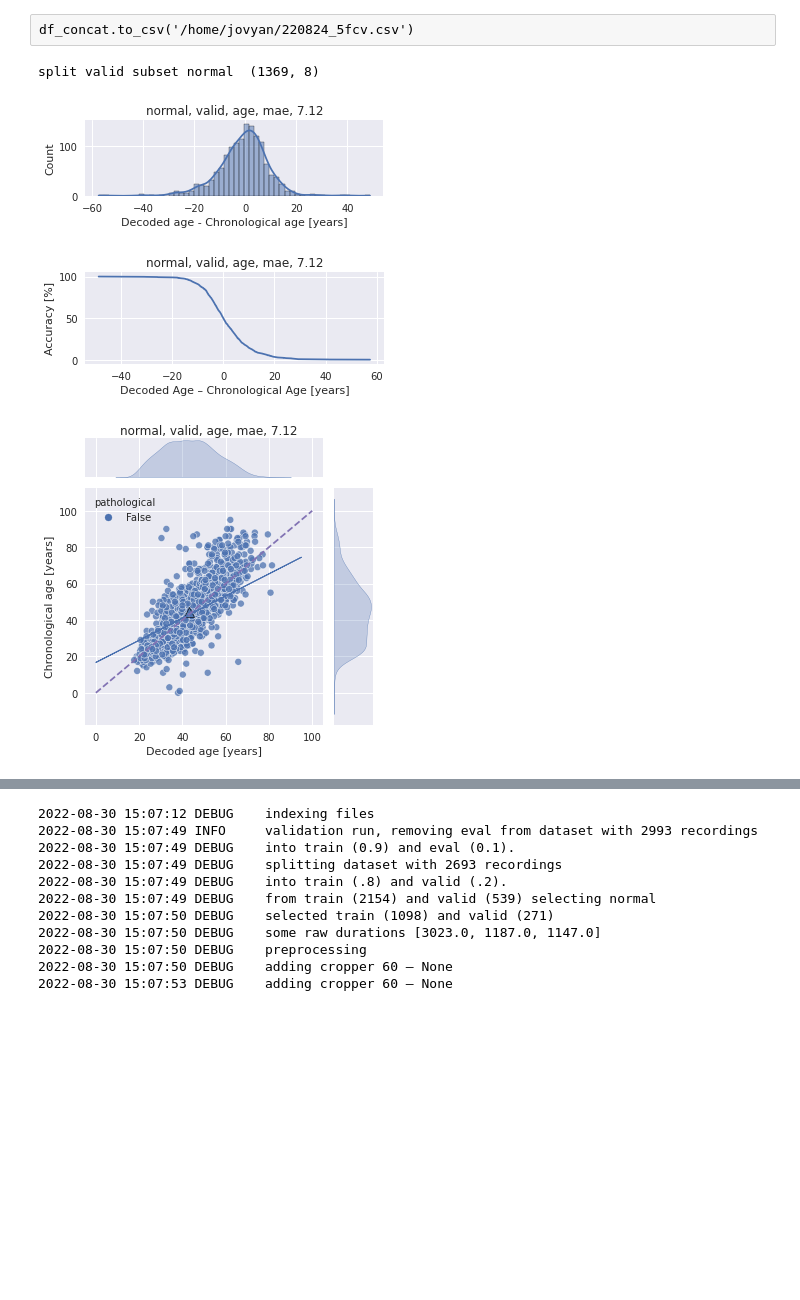
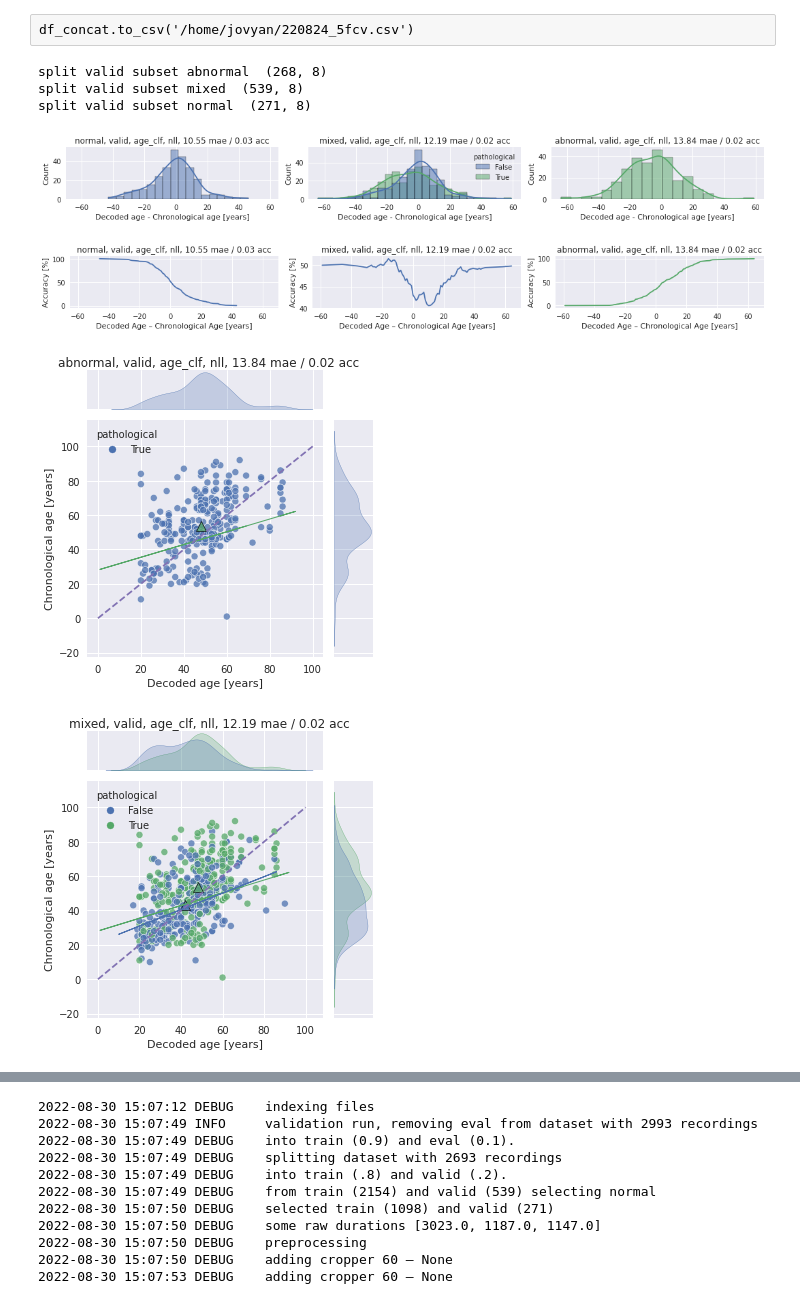
Before and after one commit to gemeinl/eeg-brain-age, a Jupyter notebook: post_hoc_analysis.ipynb, the cells around one changed output, grey strips where cells are left out. Cells and saved outputs as stored; diff of their text form; code cells hidden in the pictures; blank space fills up the shorter version.

```diff
--- a/post_hoc_analysis.ipynb
+++ b/post_hoc_analysis.ipynb
@@ -28,10 +28,11 @@ from decode_tueg import (
     load_exp, predict_ds,
 )
 # %%
-base_dir = '/home/jovyan/new_full_runs/'
+# base_dir = '/home/jovyan/new_full_runs/'
+base_dir = '/home/jovyan/outdated_runs/'
 exps = {
     'huber': {
-        0: '220824144055632350',
+         0: '220824144055632350',
          1: '220824191628058941',
          2: '220824144128724203',
          3: '220824144139015381',
@@ -52,28 +53,32 @@ exps = {
         1: '220826104417444602',
         2: '220826104408477306',
     },
-
+    'nll': {
+        0: '220831200810717294',
+    },
     # old results
 #     'huber': {
 #         0: '220824144254199487',
 #     },
-    'nll': {
-        0: '220725141944002603'
-    },
+#     'nll': {
+#         0: '220725141944002603'
+#     },
 }
 # seeds = []  #  TODO: run multiple seeds
-model = 'valid_best'  # 'train_end', 'valid_best'
+model = 'train_end'  # 'train_end', 'valid_best'
 n_jobs = 6
 # %%
 only_valid = True
-subsets = ['normal']#, 'mixed', 'abnormal']
+subsets = ['normal', 'mixed', 'abnormal']
 mem_efficient = True
-exp_style = 'huber'
+exp_style = 'nll'
 # %%
 dfs = []
 for exp_i, exp in exps[exp_style].items():
     print('exp', exp)
     clf, data_scaler, target_scaler, config = load_exp(base_dir, exp, model)
+    if isinstance(data_scaler, list):
+        data_scaler = data_scaler[0]  # TODO: fix this
     for subset_i, subset in enumerate(subsets):
         train, valid, mapping = get_datasets(
             config.data_path,
@@ -173,37 +193,42 @@ subsets = list(this_df_concat.subset.unique())
 n_subsets = len(subsets)
 fig2, ax_arr2 = plt.subplots(
     n_splits, n_subsets, figsize=(5*n_subsets, 2*n_splits), squeeze=False, sharex=True)
 fig3, ax_arr3 = plt.subplots(
     n_splits, n_subsets, figsize=(5*n_subsets, 2*n_splits), squeeze=False, sharex=True)
 for x, df in this_df_concat.groupby(grouping):
     split_i = splits.index(x[0])
     subset_i = subsets.index(x[1])
     fold = '' if len(x) == 2 else x[2]
     print('split', x[0], 'subset', x[1], fold, df.shape)
 
-#     score_name = 'acc' if config.target_name != 'age' else exp_style
-    score = mean_absolute_error(df.y_true, df.y_pred) if config.target_name == 'age' else balanced_accuracy_score(df.y_true, df.y_pred)
-    title = f"{x[1]}, {x[0]}, {config.target_name}, {config.loss}, {score:.2f} mae"
+    mae = mean_absolute_error(df.y_true, df.y_pred)
+    title = f"{x[1]}, {x[0]}, {config.target_name}, {config.loss}, {mae:.2f} mae"
+    if config.target_name != 'age':
+        bal_acc = balanced_accuracy_score(df.y_true, df.y_pred)
+        title += f" / {bal_acc:.2f} acc"
     ax4 = plot_joint_scatter(df)
     ax4.figure.tight_layout()
     ax4.fig.subplots_adjust(top=0.94)
     ax4.fig.suptitle(title);
 
     ax2 = plot_age_gap_hist(
         df,
         ax=ax_arr2[split_i, subset_i],
     )
     ax2.figure.tight_layout()
     ax2.set_title(title)
 
     ax3 = plot_thresh_to_acc(
         df,
         ax=ax_arr3[split_i, subset_i],
     )
     ax3.figure.tight_layout()
     ax3.set_title(title)
 # %% [output]
-split valid subset normal  (1369, 8)
+split valid subset abnormal  (268, 8)
+split valid subset mixed  (539, 8)
+split valid subset normal  (271, 8)
-[figure, old version]
+[figure, new version]
-[figure, old version]
+[figure, new version]
-[figure, old version]
+[figure, new version]
+[figure, added]
```
Also changed, not shown: parts of 5 cells of this notebook, 1 other file.
